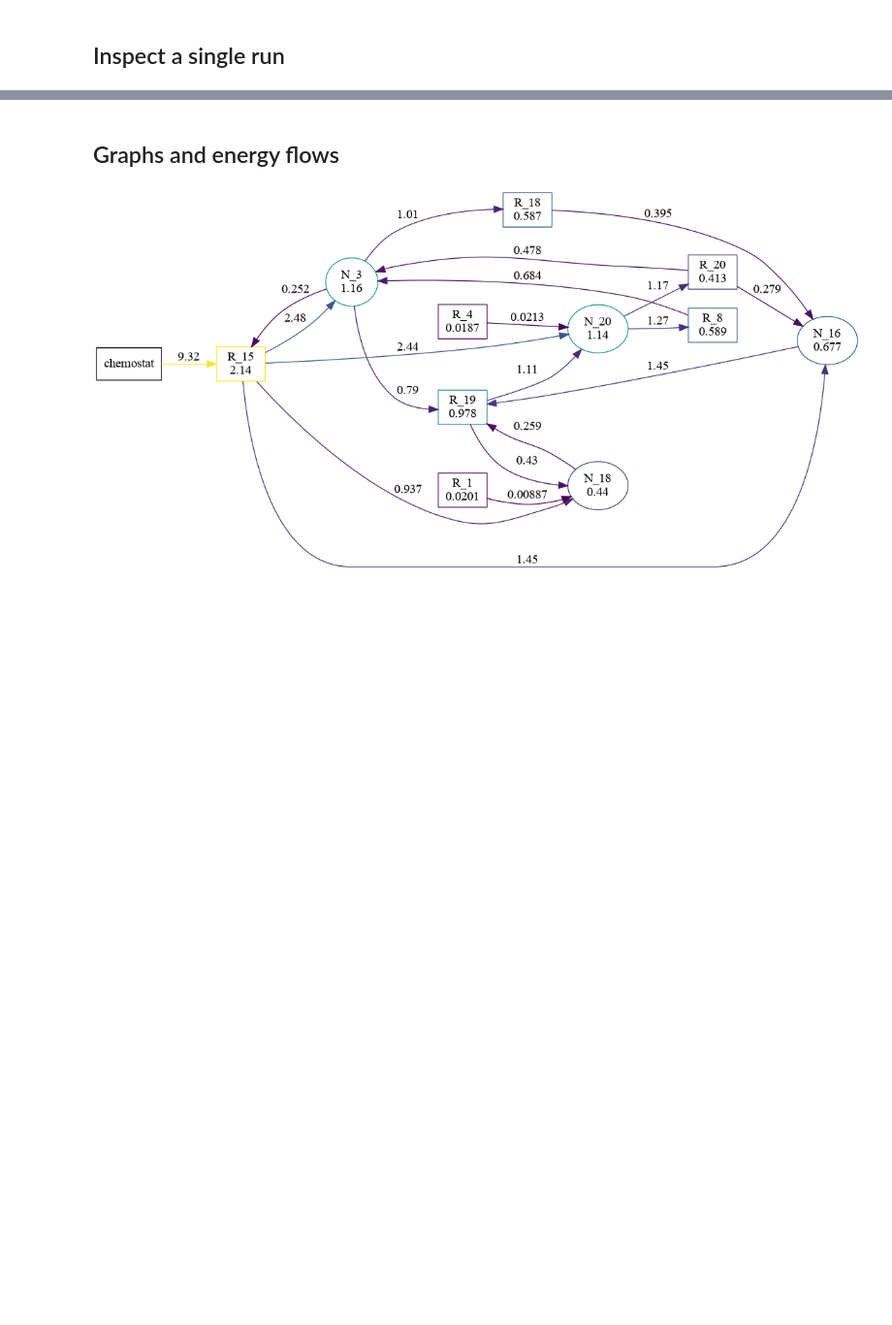
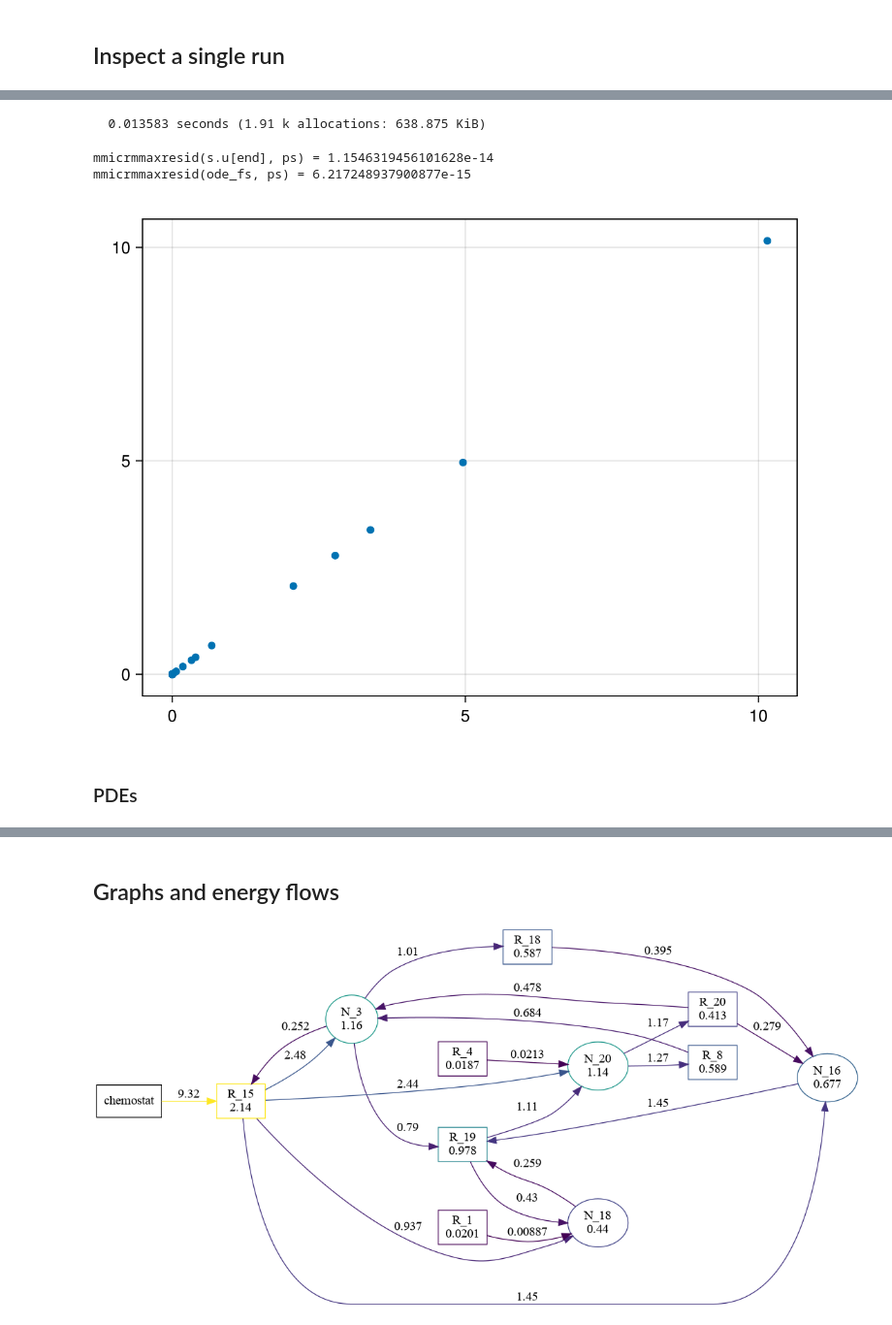
Before and after one commit to kockahonza/SSMC, a Jupyter notebook: cluster_env/runs/single_influx_pdes4/First look.ipynb, the cells around one changed output, grey strips where cells are left out. Shown at 97% size. Saved outputs shown, nothing was run; the diff lists cells and outputs as text; code cells hidden in the pictures; blank space fills up the shorter version.

```diff
--- a/cluster_env/runs/single_influx_pdes4/First look.ipynb
+++ b/cluster_env/runs/single_influx_pdes4/First look.ipynb
@@ -160,0 +175,21 @@ xx / sp_means[N+influx_Ri]
+# %%
+@time s = solve(ode_prob, QNDF();
+    maxiters=100000,
+    callback=make_timer_callback(1 * 60),
+    abstol=1e-9,
+    reltol=1e-9,
+);
+# %% [output]
+  0.013583 seconds (1.91 k allocations: 638.875 KiB)
+# %%
+@show mmicrmmaxresid(s.u[end], ps)
+@show mmicrmmaxresid(ode_fs, ps);
+# %% [output]
+mmicrmmaxresid(s.u[end], ps) = 1.1546319456101628e-14
+mmicrmmaxresid(ode_fs, ps) = 6.217248937900877e-15
+# %%
+scatter(ode_fs, s.u[end])
+# %% [output]
+[figure, added]
+# %% [markdown]
+### PDEs
```
Also changed, not shown: parts of 19 cells of this notebook, 8 other files.
